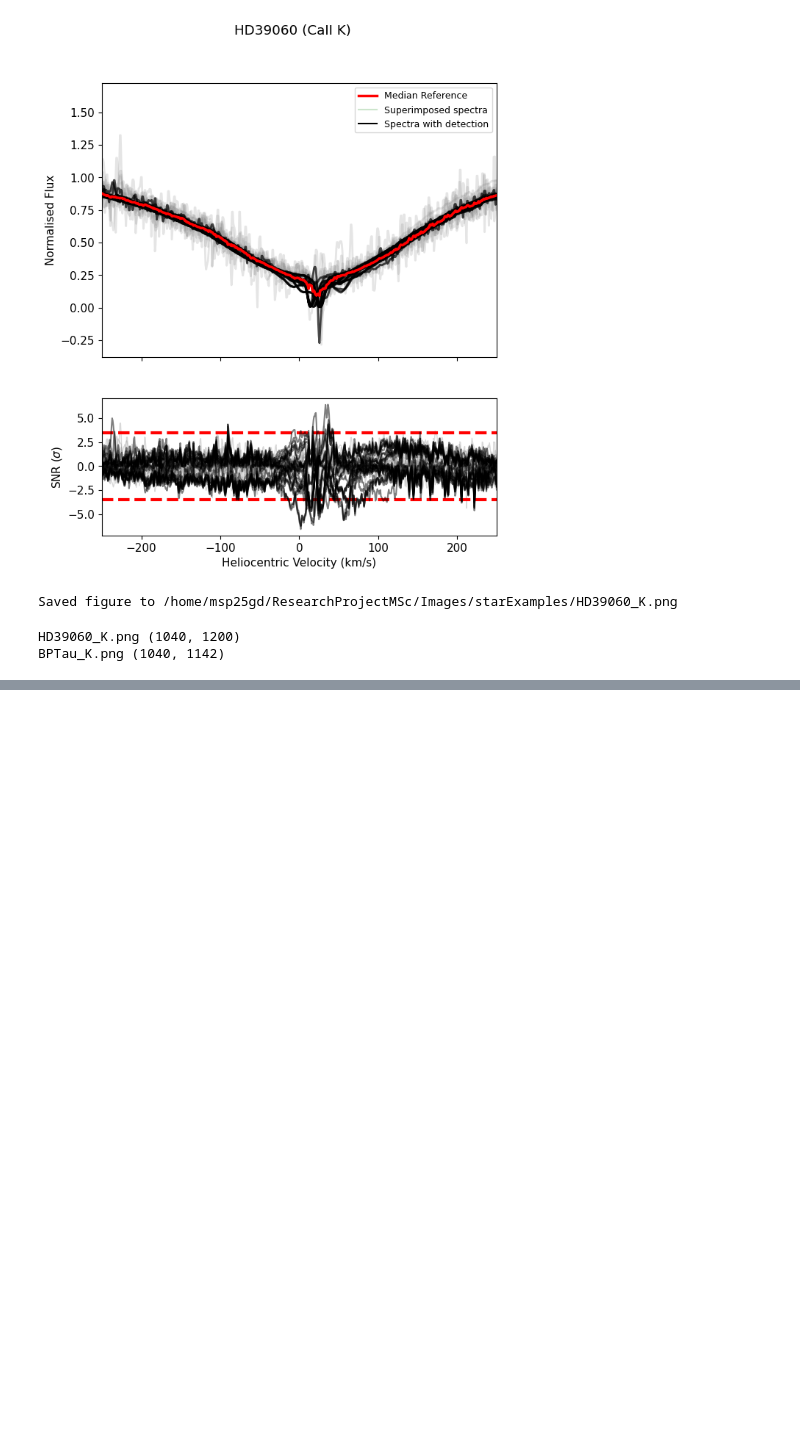
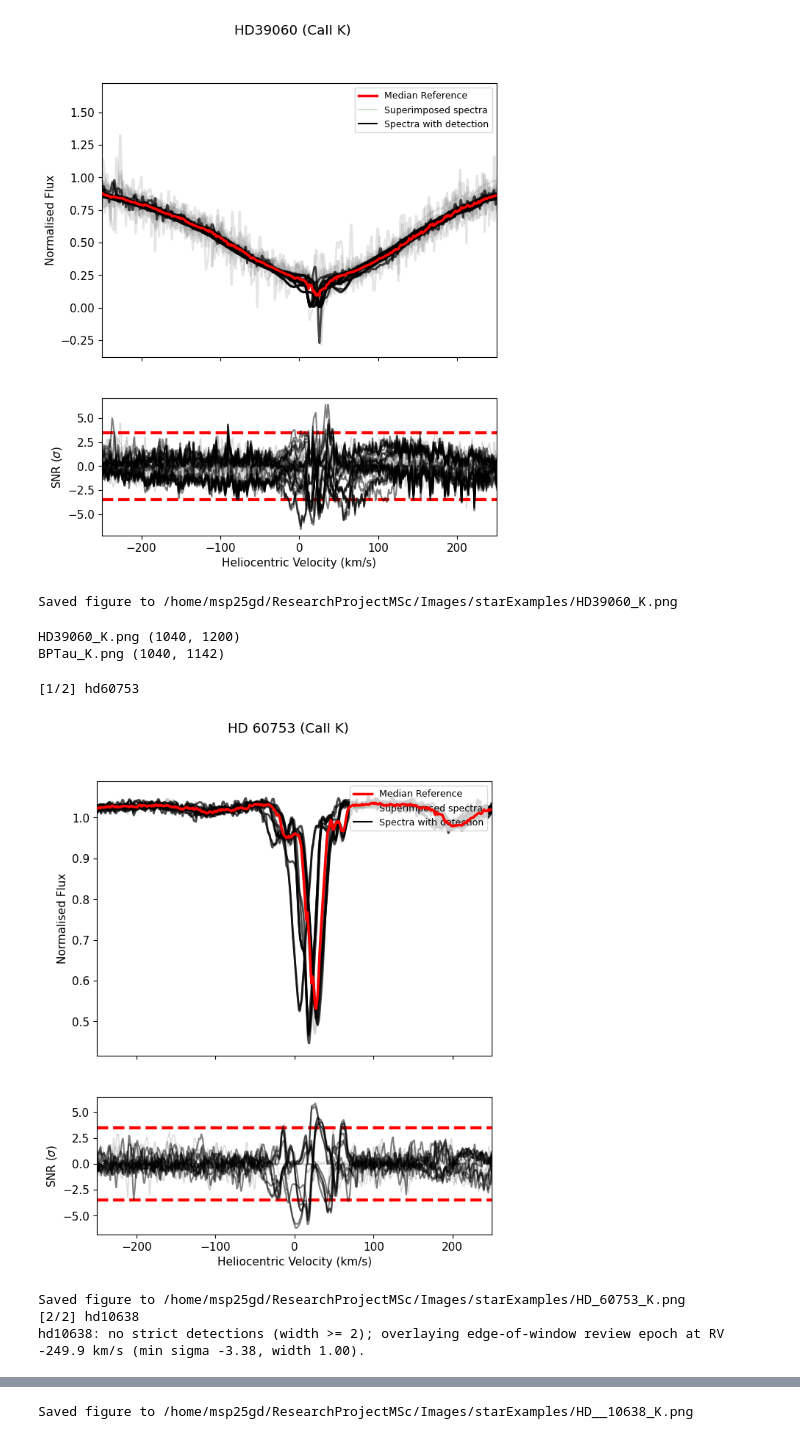
Before and after one commit to AstroHohen/ResearchProjectMSc, a Jupyter notebook: HR/search/iplotter.ipynb, the cells around one changed output, grey strips where cells are left out. Drawn from its saved outputs; the diff is of its cells as text; code cells hidden in the pictures; blank space fills up the shorter version.

```diff
--- a/HR/search/iplotter.ipynb
+++ b/HR/search/iplotter.ipynb
@@ -1113,3 +1147,11 @@ print('BPTau_K.png', Image.open('/home/msp25gd/ResearchProjectMSc/Images/starExa
 # %% [output]
 HD39060_K.png (1040, 1200)
 BPTau_K.png (1040, 1142)
+# %%
+plot_single_star_iplotter(['hd60753','hd10638'])
+# %% [output]
+[1/2] hd60753
+[figure, added]
+Saved figure to /home/msp25gd/ResearchProjectMSc/Images/starExamples/HD_60753_K.png
+[2/2] hd10638
+hd10638: no strict detections (width >= 2); overlaying edge-of-window review epoch at RV -249.9 km/s (min sigma -3.38, width 1.00).
@@ -1115,0 +1159 @@ BPTau_K.png (1040, 1142)
+Saved figure to /home/msp25gd/ResearchProjectMSc/Images/starExamples/HD__10638_K.png
```
Also changed, not shown: parts of 2 cells of this notebook, 55 other files.
